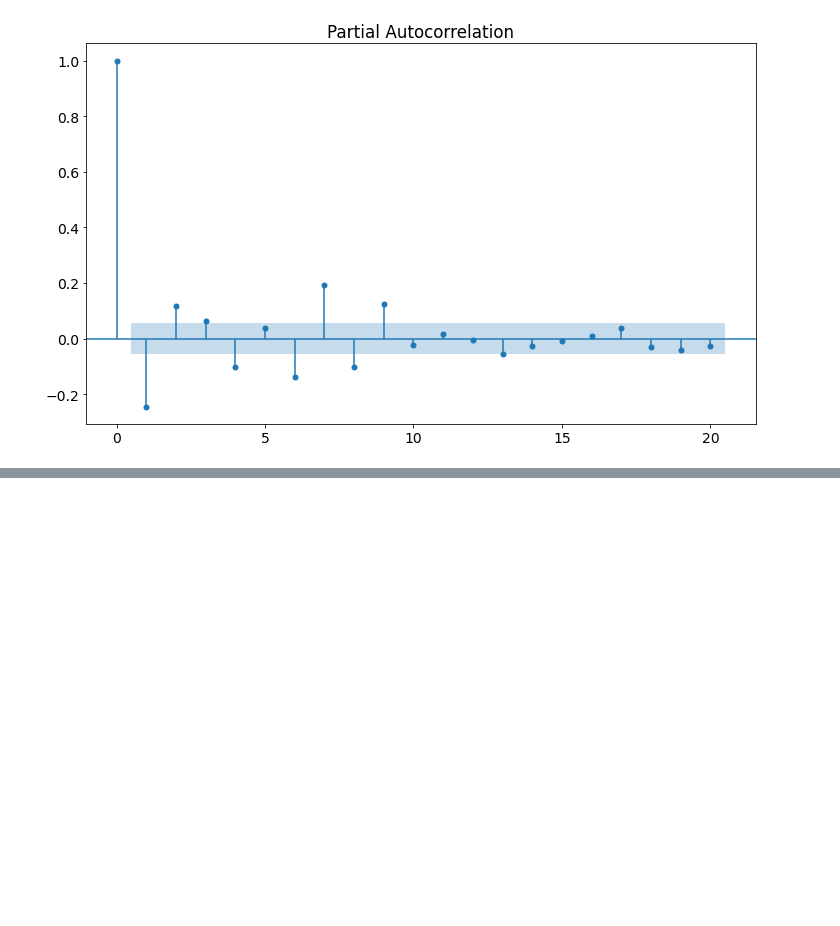
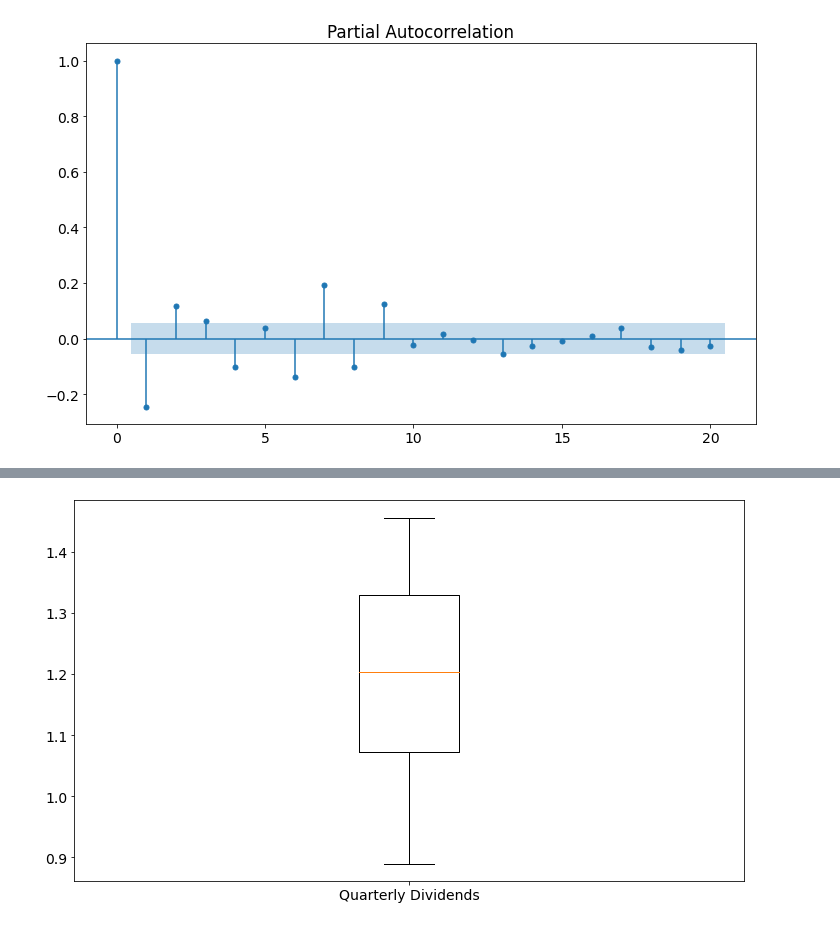
Before and after one commit to shericemking/machinelearning, a Jupyter notebook: Stock_market_analysis.ipynb, the cells around one changed output, grey strips where cells are left out. Drawn from its saved outputs; the diff is of its cells as text; code cells hidden in the pictures; blank space fills up the shorter version.

```diff
--- a/Stock_market_analysis.ipynb
+++ b/Stock_market_analysis.ipynb
@@ -158,0 +218,7 @@ plot_pacf(returns,lags=20)
+# %%
+plt.boxplot(vfiax.dividends,labels=["Quarterly Dividends"])
+
+
+plt.show()
+# %% [output]
+[figure, added]
```
Also changed, not shown: parts of 22 cells of this notebook, 1 other file.
